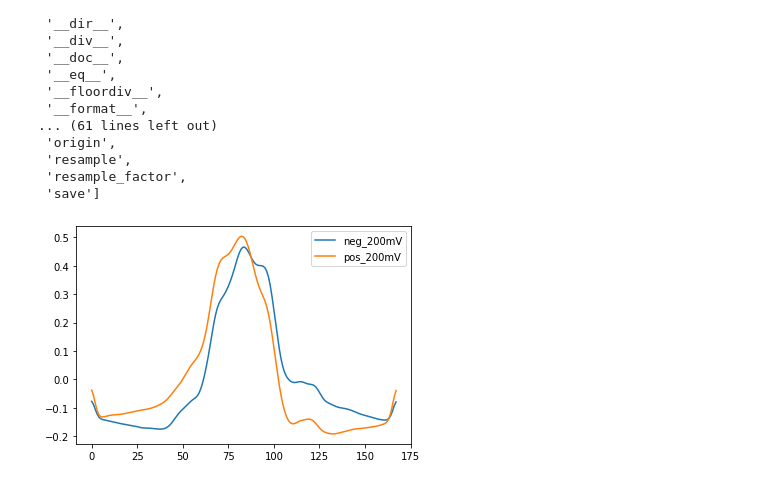
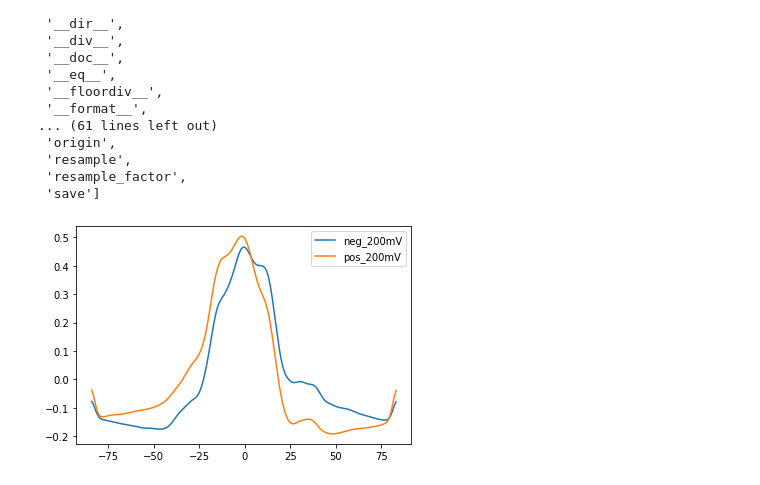
Before and after one commit to wesleymsmith/CX26_PME_Analysis, a Jupyter notebook: PME_Analysis_Notebook.ipynb, the cells around one changed output. Drawn from its saved outputs; the diff is of its cells as text; code cells hidden in the pictures.

Commit message:
added 2d cross section plot

```diff
--- a/PME_Analysis_Notebook.ipynb
+++ b/PME_Analysis_Notebook.ipynb
@@ -55,13 +55,13 @@ dir(pmeVolData)
 # %%
 kb=8.617333262E-5
 tSim=310.15
 kbT=kb*tSim
-sns.lineplot(np.arange(168),
+sns.lineplot(np.arange(168)-168/2,
              kbT*np.mean(pmeVolData_neg200mV.grid,axis=(0,1)),
              label='neg_200mV')
-sns.lineplot(np.arange(168),
+sns.lineplot(np.arange(168)-168/2,
              kbT*np.mean(pmeVolData_pos200mV.grid,axis=(0,1)),
              label='pos_200mV')
 plt.show()
 # %% [output]
-[figure, old version]
+[figure, new version]
```
Also changed, not shown: parts of 2 cells of this notebook.
